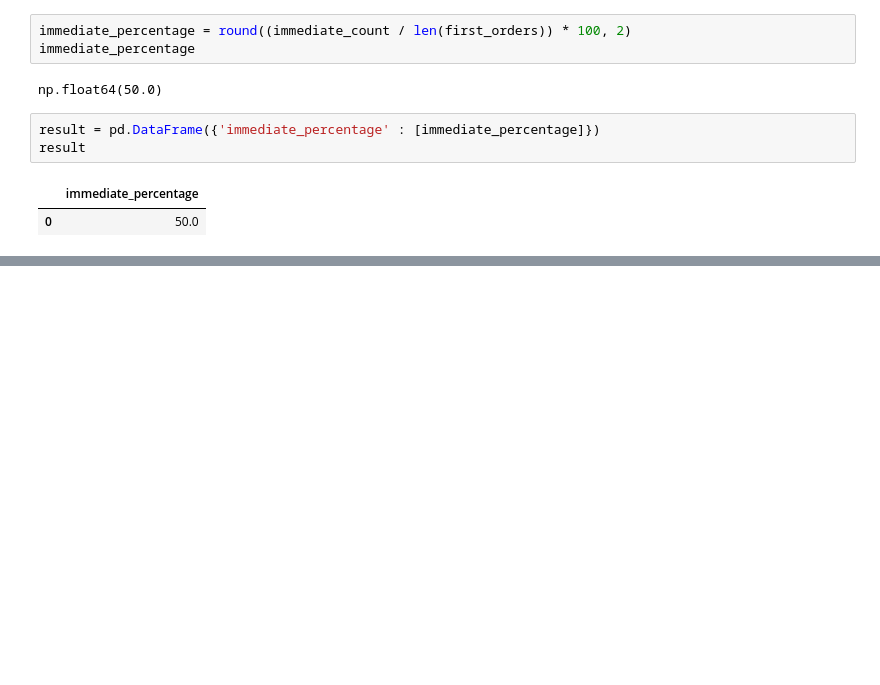
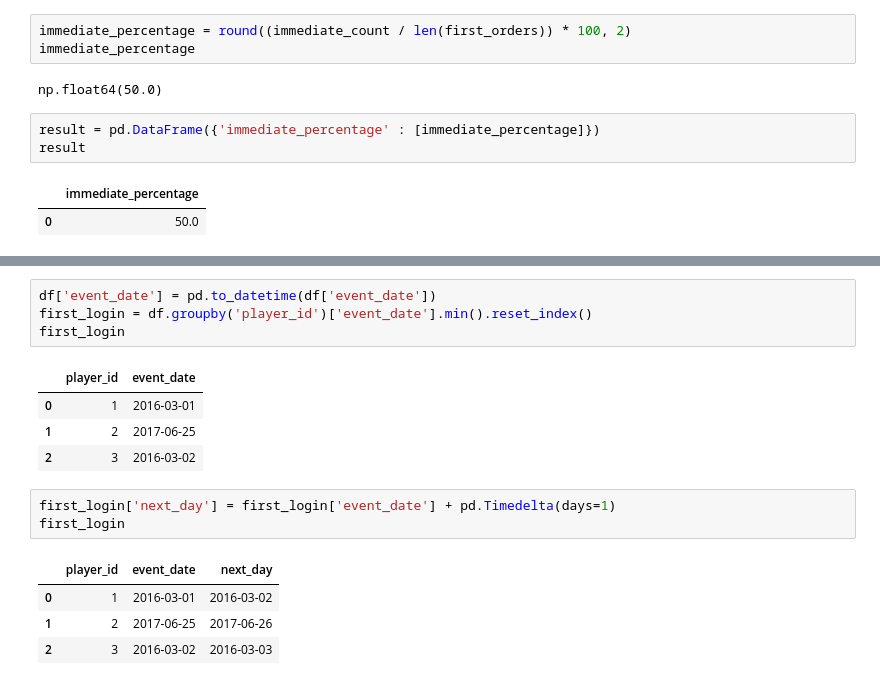
Before and after one commit to Swap-20/Leetcode-Pandas, a Jupyter notebook: Leetcode_Pandas.ipynb, the cells around one changed output, grey strips where cells are left out. Cells and saved outputs as stored; diff of their text form; blank space fills up the shorter version.

```diff
--- a/Leetcode_Pandas.ipynb
+++ b/Leetcode_Pandas.ipynb
@@ -2404,0 +2421,17 @@ result
+# %%
+df['event_date'] = pd.to_datetime(df['event_date'])
+first_login = df.groupby('player_id')['event_date'].min().reset_index()
+first_login
+# %% [output]
+|  | player_id | event_date |
+| 0 | 1 | 2016-03-01 |
+| 1 | 2 | 2017-06-25 |
+| 2 | 3 | 2016-03-02 |
+# %%
+first_login['next_day'] = first_login['event_date'] + pd.Timedelta(days=1)
+first_login
+# %% [output]
+|  | player_id | event_date | next_day |
+| 0 | 1 | 2016-03-01 | 2016-03-02 |
+| 1 | 2 | 2017-06-25 | 2017-06-26 |
+| 2 | 3 | 2016-03-02 | 2016-03-03 |
```
Also changed, not shown: parts of 4 cells of this notebook.
